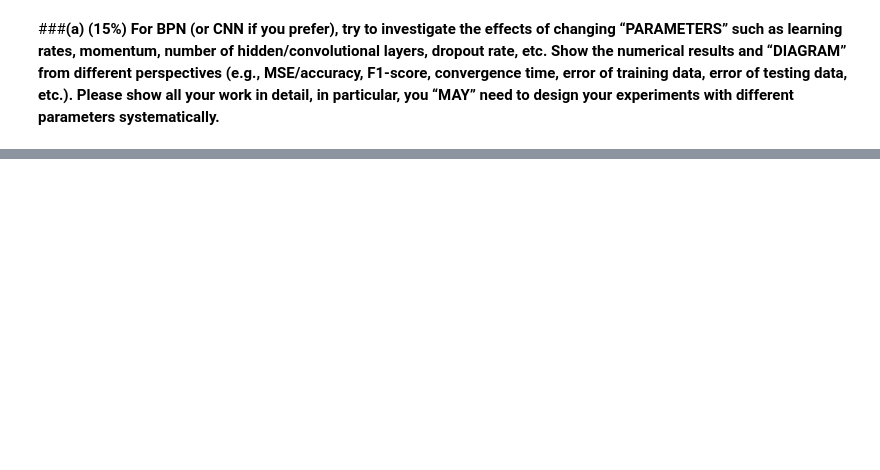
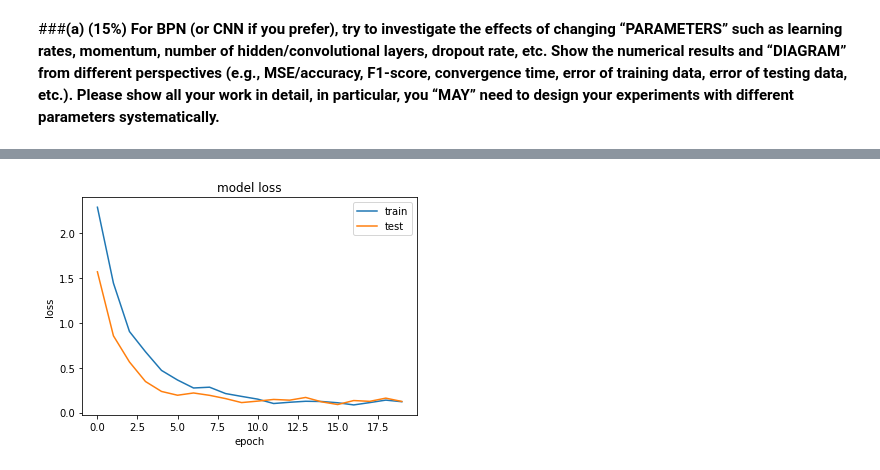
Before and after one commit to angel870326/NTU_Manufacturing_Data_Science, a Jupyter notebook: MDS_Assignment3.ipynb, the cells around one changed output, grey strips where cells are left out. Drawn from its saved outputs; the diff is of its cells as text; code cells hidden in the pictures; blank space fills up the shorter version.

```diff
--- a/MDS_Assignment3.ipynb
+++ b/MDS_Assignment3.ipynb
@@ -664,0 +1177,3 @@ https://medium.com/analytics-vidhya/deep-learning-project-handwritten-digit-reco
+# %%
+final_dropout = eval_model_dropout['dropout rate'].loc[eval_model_dropout.index[eval_model_dropout['accuracy'].idxmax()]]
+print("Dropout rate: ", final_dropout)
@@ -664,0 +1182,4 @@ https://medium.com/analytics-vidhya/deep-learning-project-handwritten-digit-reco
+# %%
+# Compile the model
+final_epoch = 20
+model, history = compile_model(final_dropout, final_epoch)
@@ -664,0 +1204,11 @@ https://medium.com/analytics-vidhya/deep-learning-project-handwritten-digit-reco
+# %%
+# Plot the loss rates
+plt.plot(history.history['loss'])
+plt.plot(history.history['val_loss'])
+plt.title('model loss')
+plt.ylabel('loss')
+plt.xlabel('epoch')
+plt.legend(['train', 'test'], loc='upper right')
+plt.show()
+# %% [output]
+[figure, added]
```
Also changed, not shown: parts of 59 cells of this notebook.
